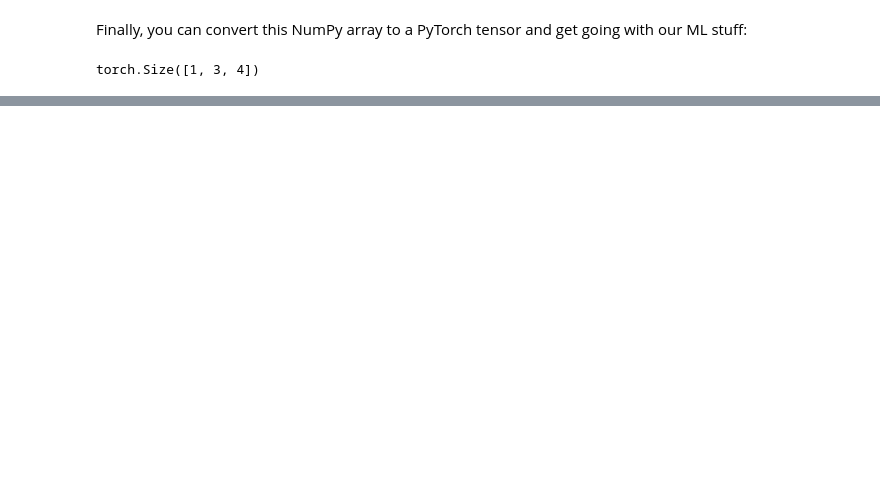
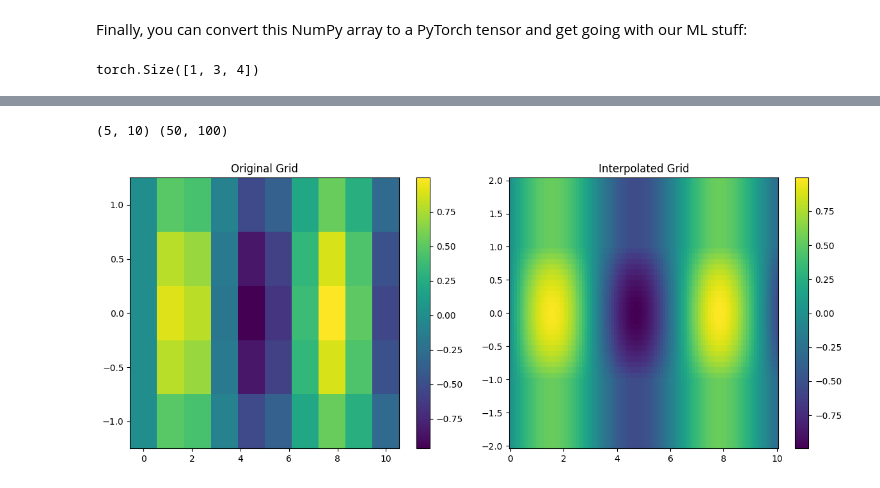
Before and after one commit to borisbolliet/ResearchComputing, a Jupyter notebook: docs/material/part11/notebook.ipynb, the cells around one changed output, grey strips where cells are left out. Cells and saved outputs as stored; diff of their text form; code cells hidden in the pictures; blank space fills up the shorter version.

```diff
--- a/docs/material/part11/notebook.ipynb
+++ b/docs/material/part11/notebook.ipynb
@@ -207,0 +527,17 @@ torch.Size([1, 3, 4])
+# %%
+#Define a 2D function on this grid, for fun:
+z = np.sin(X) * np.cos(Y)
+print("z.shape:", z.shape, z.T.shape)  # Should print (5, 10), (10, 5)
+
+# Initialize the RectBivariateSpline with x, y, and the 2D array z
+f = RectBivariateSpline(x, y, z.T) # Note: Transpose z to match (len(x), len(y)), i.e. (10, 5)
+
+# Define new x and y points for interpolation
+new_x = np.linspace(0, 10, 100)
+new_y = np.linspace(-2, 2, 50)
+
+# Perform interpolation
+z_interp = f(new_x, new_y)
+
+# Output the interpolated values
+print(z_interp)
@@ -207,0 +559,25 @@ torch.Size([1, 3, 4])
+# %%
+print(z.shape, z_interp.T.shape)
+# %% [output]
+(5, 10) (50, 100)
+# %%
+# Create figure with two subplots side by side
+fig, (ax1, ax2) = plt.subplots(1, 2, figsize=(12, 5))
+
+# Plot original grid
+im1 = ax1.pcolormesh(X, Y, z)
+ax1.set_title('Original Grid')
+plt.colorbar(im1, ax=ax1)
+
+# Create meshgrid for interpolated data
+X_new, Y_new = np.meshgrid(new_x, new_y)
+
+# Plot interpolated grid
+im2 = ax2.pcolormesh(X_new, Y_new, z_interp.T)
+ax2.set_title('Interpolated Grid')
+plt.colorbar(im2, ax=ax2)
+
+plt.tight_layout()
+plt.show()
+# %% [output]
+[figure, added]
```
Also changed, not shown: parts of 59 cells of this notebook, 1 other file.
